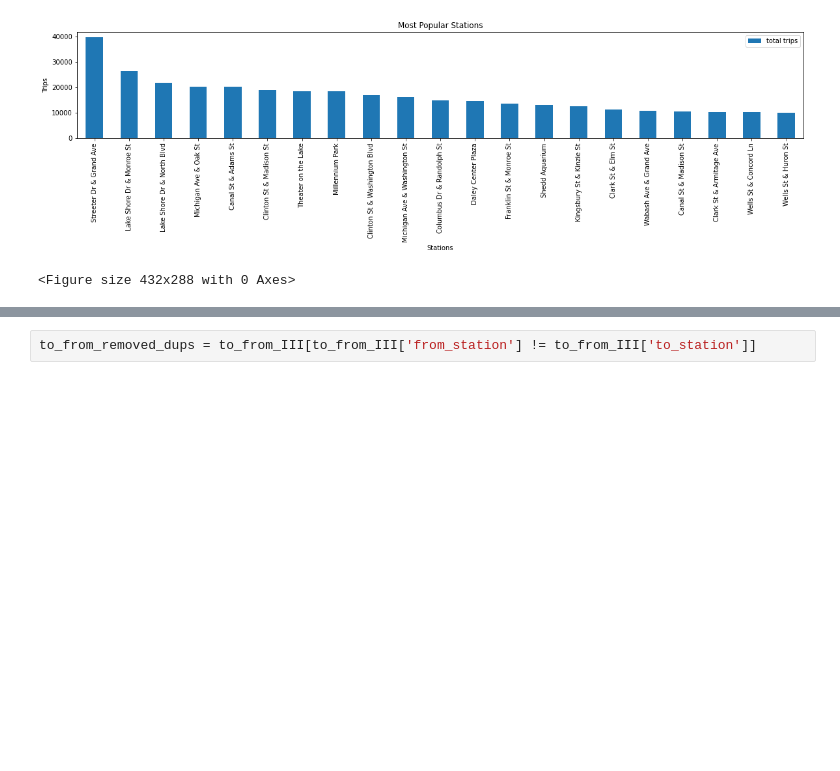
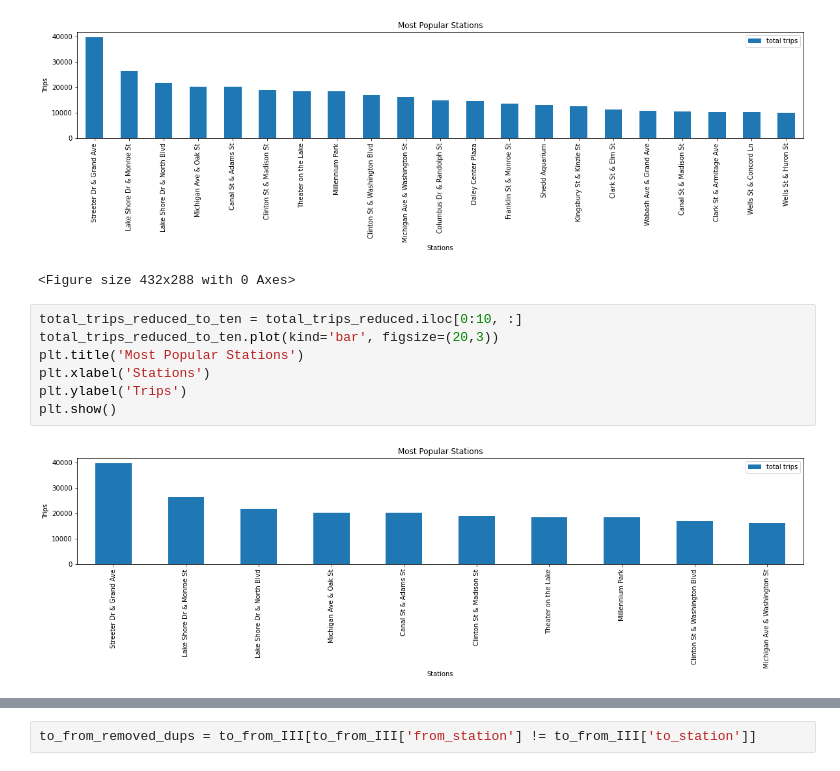
Before and after one commit to ruthhinkle/divvy-analysis, a Jupyter notebook: CMD_divvy_analysis_II-Copy1.ipynb, the cells around one changed output, grey strips where cells are left out. Saved outputs shown, nothing was run; the diff lists cells and outputs as text; blank space fills up the shorter version.

```diff
--- a/CMD_divvy_analysis_II-Copy1.ipynb
+++ b/CMD_divvy_analysis_II-Copy1.ipynb
@@ -72,6 +72,15 @@ plt.tight_layout()
 # %% [output]
 [figure]
 <Figure size 432x288 with 0 Axes>
+# %%
+total_trips_reduced_to_ten = total_trips_reduced.iloc[0:10, :]
+total_trips_reduced_to_ten.plot(kind='bar', figsize=(20,3))
+plt.title('Most Popular Stations')
+plt.xlabel('Stations')
+plt.ylabel('Trips')
+plt.show()
+# %% [output]
+[figure, added]
 # %%
 divvy_rides = {'from_station': divvy_df['from_station_name'],
                'to_station': divvy_df['to_station_name']
```
Also changed, not shown: parts of 5 cells of this notebook, 2 other files.
